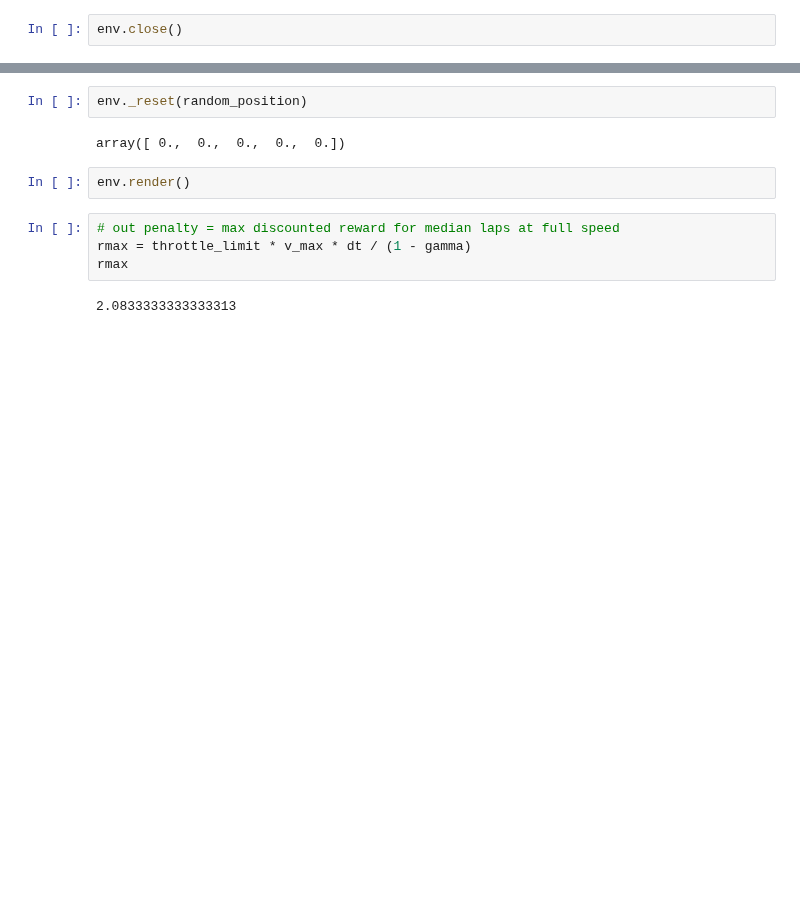
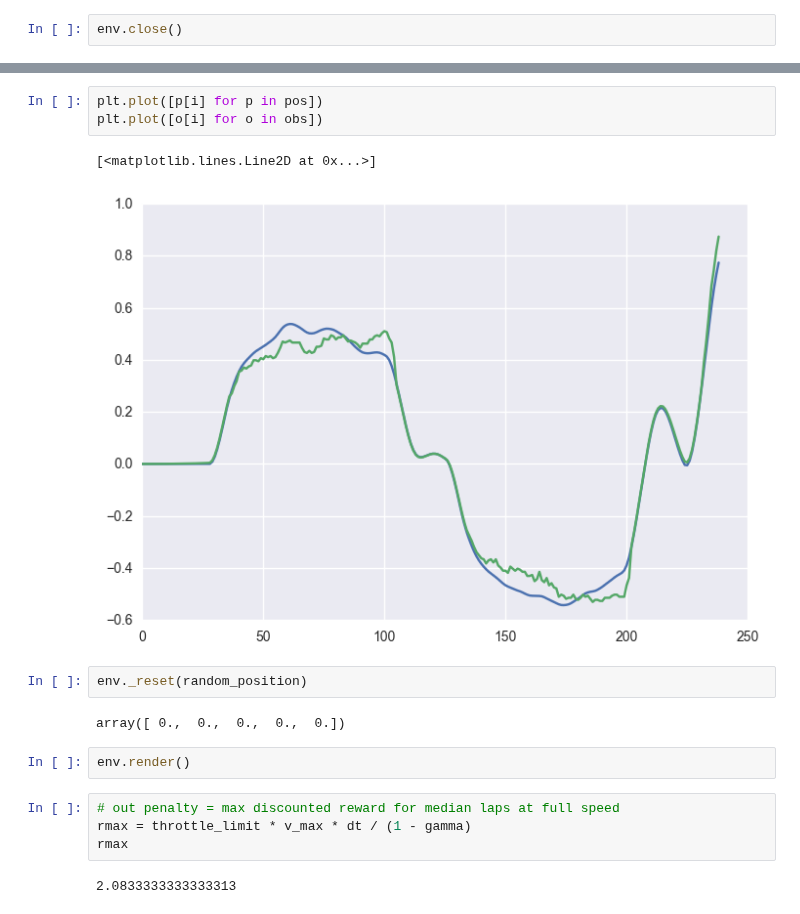
Before and after one commit to jcsharp/DriveIt, a Jupyter notebook: Baseline.ipynb, the cells around one changed output, grey strips where cells are left out. Cells and saved outputs as stored; diff of their text form; blank space fills up the shorter version.

```diff
--- a/Baseline.ipynb
+++ b/Baseline.ipynb
@@ -92,3 +94,9 @@ plt.plot([e[i] if abs(e[i])<1.0 else 0 for e in err])
+# %%
+plt.plot([p[i] for p in pos])
+plt.plot([o[i] for o in obs])
+# %% [output]
+[<matplotlib.lines.Line2D at 0x...>]
+[figure, added]
 # %%
 env._reset(random_position)
 # %% [output]
```
Also changed, not shown: parts of 3 cells of this notebook, 1 other file.
